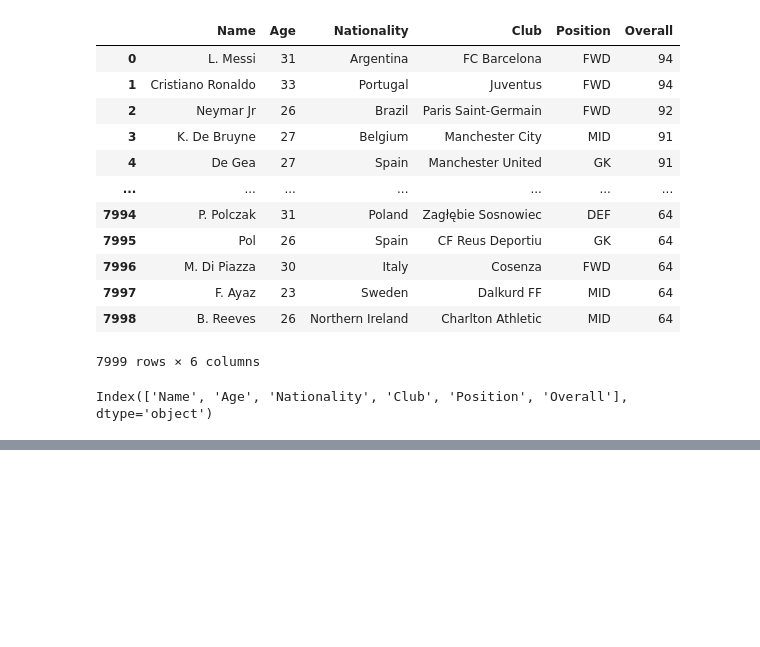
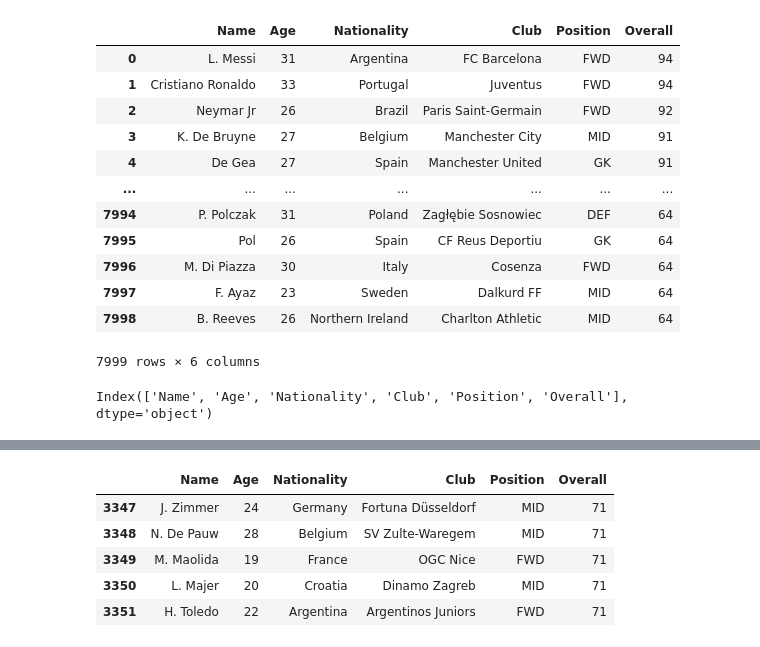
Before and after one commit to matiascabrejos/IA-Humai, a Jupyter notebook: repaso_2.ipynb, the cells around one changed output, grey strips where cells are left out. Cells and saved outputs as stored; diff of their text form; code cells hidden in the pictures; blank space fills up the shorter version.

```diff
--- a/repaso_2.ipynb
+++ b/repaso_2.ipynb
@@ -138,0 +139,9 @@ Text(0, 0.5, 'Age')
+# %%
+df_filtrado.tail()
+# %% [output]
+|  | Name | Age | Nationality | Club | Position | Overall |
+| 3347 | J. Zimmer | 24 | Germany | Fortuna Düsseldorf | MID | 71 |
+| 3348 | N. De Pauw | 28 | Belgium | SV Zulte-Waregem | MID | 71 |
+| 3349 | M. Maolida | 19 | France | OGC Nice | FWD | 71 |
+| 3350 | L. Majer | 20 | Croatia | Dinamo Zagreb | MID | 71 |
+| 3351 | H. Toledo | 22 | Argentina | Argentinos Juniors | FWD | 71 |
```
Also changed, not shown: parts of 4 cells of this notebook.
